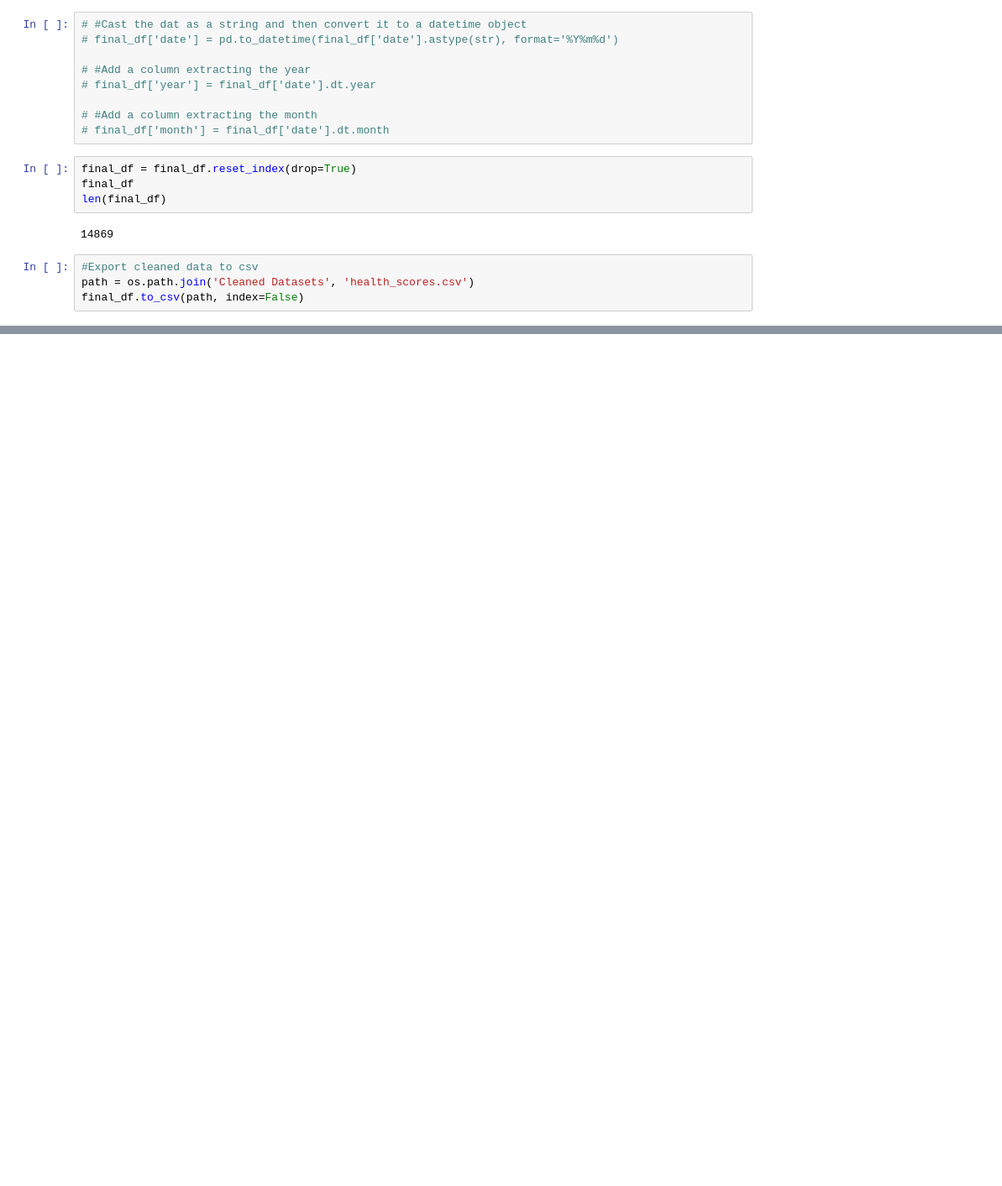
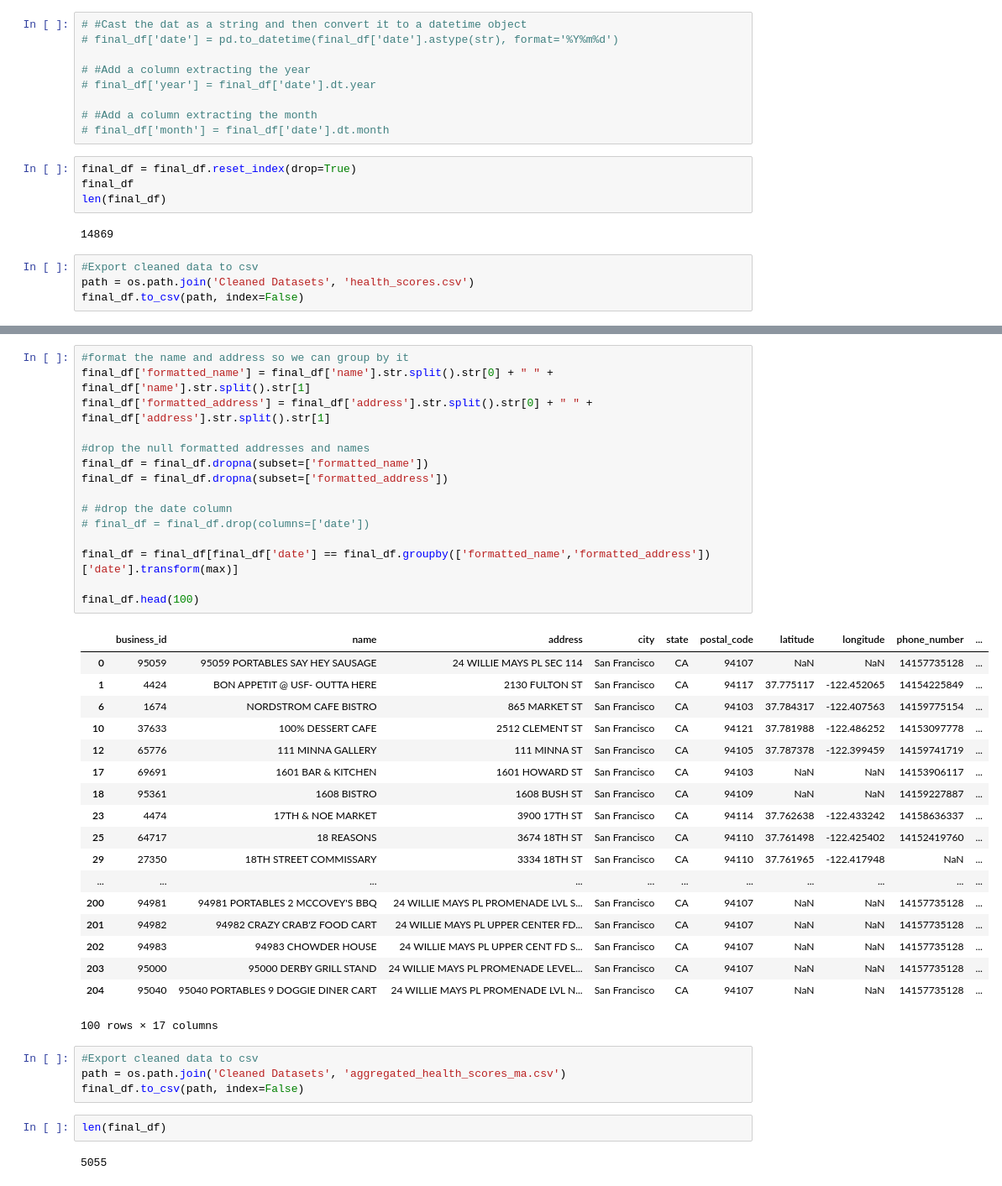
Before and after one commit to dtang29/final-project-ml, a Jupyter notebook: Resources/Jupyter Notebooks/Health Scores (Daniel Tang).ipynb, the cells around one changed output, grey strips where cells are left out. Shown at 84% size. Saved outputs shown, nothing was run; the diff lists cells and outputs as text; blank space fills up the shorter version.

```diff
--- a/Resources/Jupyter Notebooks/Health Scores (Daniel Tang).ipynb
+++ b/Resources/Jupyter Notebooks/Health Scores (Daniel Tang).ipynb
@@ -133,0 +168,42 @@ final_df.to_csv(path, index=False)
+# %%
+#format the name and address so we can group by it
+final_df['formatted_name'] = final_df['name'].str.split().str[0] + " " + final_df['name'].str.split().str[1]
+final_df['formatted_address'] = final_df['address'].str.split().str[0] + " " + final_df['address'].str.split().str[1]
+
+#drop the null formatted addresses and names
+final_df = final_df.dropna(subset=['formatted_name'])
+final_df = final_df.dropna(subset=['formatted_address'])
+
+# #drop the date column
+# final_df = final_df.drop(columns=['date'])
+
+final_df = final_df[final_df['date'] == final_df.groupby(['formatted_name','formatted_address'])['date'].transform(max)]
+
+final_df.head(100)
+# %% [output]
+|  | business_id | name | address | city | state | postal_code | latitude | longitude | phone_number | ... |
+| 0 | 95059 | 95059 PORTABLES SAY HEY SAUSAGE | 24 WILLIE MAYS PL SEC 114 | San Francisco | CA | 94107 | NaN | NaN | 14157735128 | ... |
+| 1 | 4424 | BON APPETIT @ USF- OUTTA HERE | 2130 FULTON ST | San Francisco | CA | 94117 | 37.775117 | -122.452065 | 14154225849 | ... |
+| 6 | 1674 | NORDSTROM CAFE BISTRO | 865 MARKET ST | San Francisco | CA | 94103 | 37.784317 | -122.407563 | 14159775154 | ... |
+| 10 | 37633 | 100% DESSERT CAFE | 2512 CLEMENT ST | San Francisco | CA | 94121 | 37.781988 | -122.486252 | 14153097778 | ... |
+| 12 | 65776 | 111 MINNA GALLERY | 111 MINNA ST | San Francisco | CA | 94105 | 37.787378 | -122.399459 | 14159741719 | ... |
+| 17 | 69691 | 1601 BAR & KITCHEN | 1601 HOWARD ST | San Francisco | CA | 94103 | NaN | NaN | 14153906117 | ... |
+| 18 | 95361 | 1608 BISTRO | 1608 BUSH ST | San Francisco | CA | 94109 | NaN | NaN | 14159227887 | ... |
+| 23 | 4474 | 17TH & NOE MARKET | 3900 17TH ST | San Francisco | CA | 94114 | 37.762638 | -122.433242 | 14158636337 | ... |
+| 25 | 64717 | 18 REASONS | 3674 18TH ST | San Francisco | CA | 94110 | 37.761498 | -122.425402 | 14152419760 | ... |
+| 29 | 27350 | 18TH STREET COMMISSARY | 3334 18TH ST | San Francisco | CA | 94110 | 37.761965 | -122.417948 | NaN | ... |
+| ... | ... | ... | ... | ... | ... | ... | ... | ... | ... | ... |
+| 200 | 94981 | 94981 PORTABLES 2 MCCOVEY'S BBQ | 24 WILLIE MAYS PL PROMENADE LVL S... | San Francisco | CA | 94107 | NaN | NaN | 14157735128 | ... |
+| 201 | 94982 | 94982 CRAZY CRAB'Z FOOD CART | 24 WILLIE MAYS PL UPPER CENTER FD... | San Francisco | CA | 94107 | NaN | NaN | 14157735128 | ... |
+| 202 | 94983 | 94983 CHOWDER HOUSE | 24 WILLIE MAYS PL UPPER CENT FD S... | San Francisco | CA | 94107 | NaN | NaN | 14157735128 | ... |
+| 203 | 95000 | 95000 DERBY GRILL STAND | 24 WILLIE MAYS PL PROMENADE LEVEL... | San Francisco | CA | 94107 | NaN | NaN | 14157735128 | ... |
+| 204 | 95040 | 95040 PORTABLES 9 DOGGIE DINER CART | 24 WILLIE MAYS PL PROMENADE LVL N... | San Francisco | CA | 94107 | NaN | NaN | 14157735128 | ... |
+100 rows × 17 columns
+# %%
+#Export cleaned data to csv
+path = os.path.join('Cleaned Datasets', 'aggregated_health_scores_ma.csv')
+final_df.to_csv(path, index=False)
+# %%
+len(final_df)
+# %% [output]
+5055
```
Also changed, not shown: parts of 4 cells of this notebook, 4 other files.
